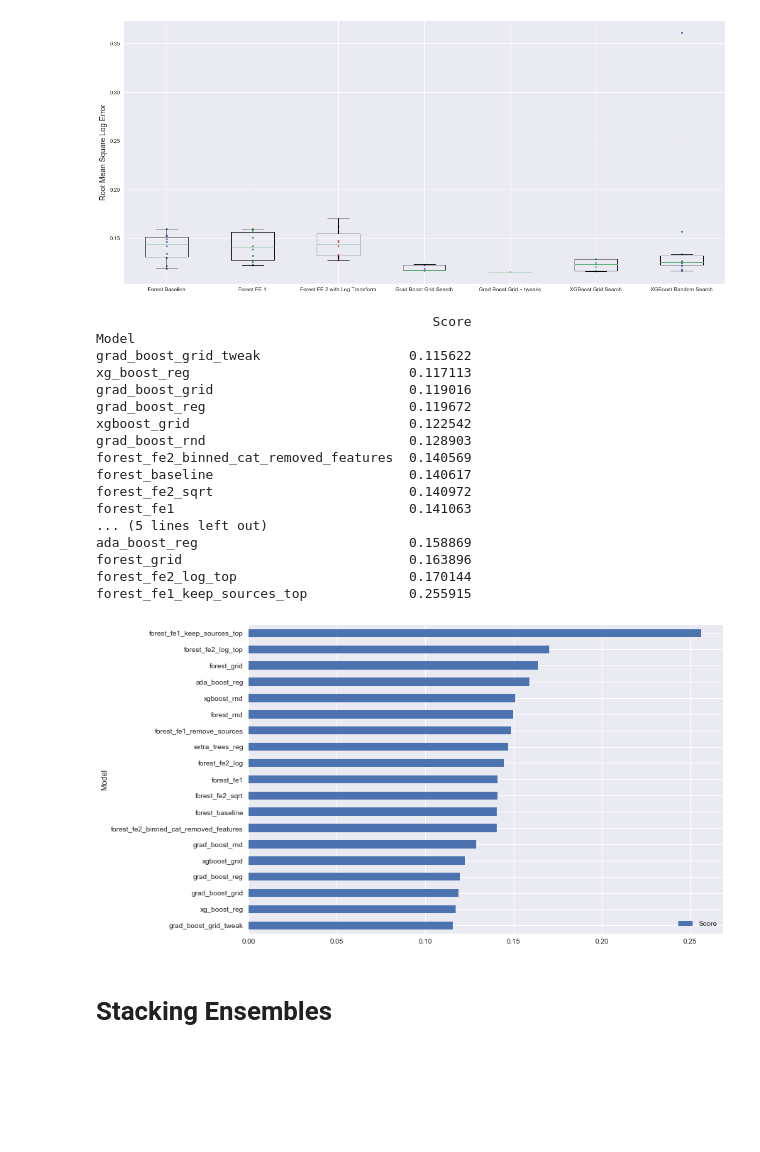
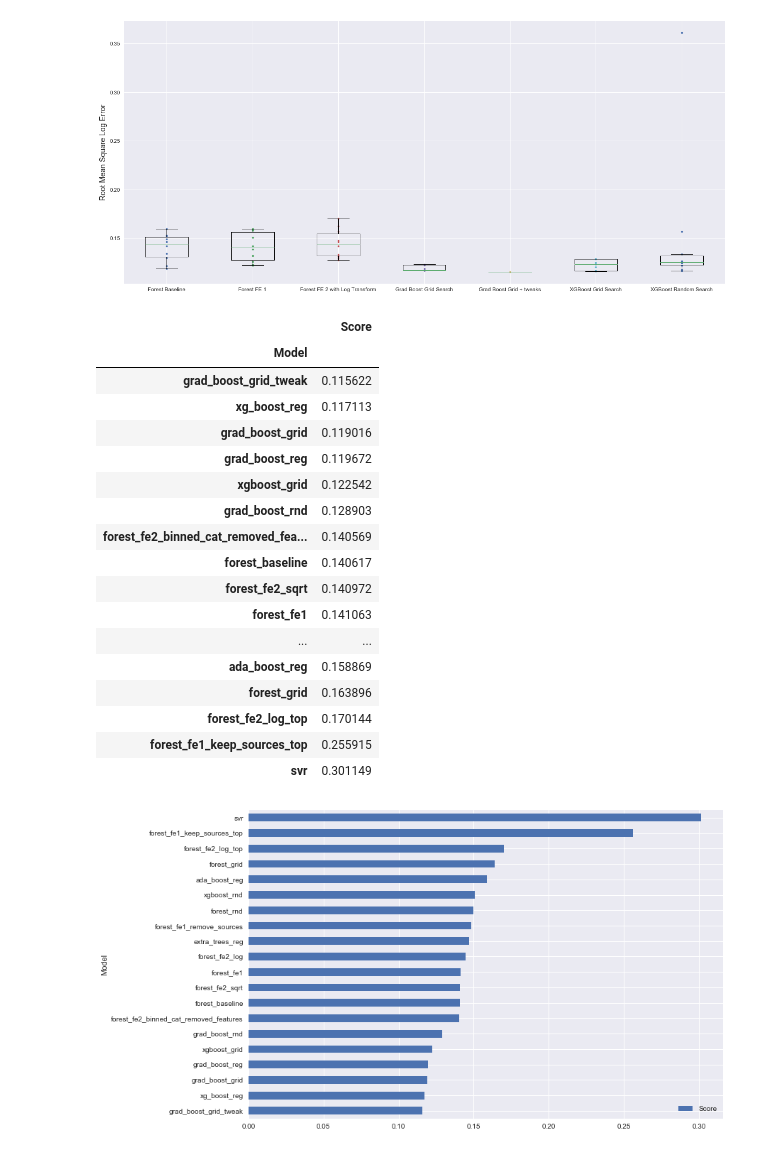
Before and after one commit to dorond/kaggle-house-prices-prediction, a Jupyter notebook: Housing Sale Price Prediction (Kaggle).ipynb, the cells around one changed output. Saved outputs shown, nothing was run; the diff lists cells and outputs as text; code cells hidden in the pictures; blank space fills up the shorter version.

```diff
--- a/Housing Sale Price Prediction (Kaggle).ipynb
+++ b/Housing Sale Price Prediction (Kaggle).ipynb
@@ -1192,9 +1192,14 @@ def build_run_model(alg, train, target, num_pipelines, cat_pipelines, bool_pipel
     model_data["scoring"] = scoring
     model_data["name"] = model_name
 
-    if not isinstance(alg, (LinearRegression, SVR)):
+    if not isinstance(alg, (LinearRegression, SVR, BaggingRegressor)):
         model_data["feature_importances"] = alg.feature_importances_
         model_data["feature_coef"] = None
+    elif isinstance(alg, (BaggingRegressor)):
+        try:
+            model_data["oob_score"] = alg.oob_score_
+        except AttributeError:
+            model_data["oob_score"] = None
     else:
         model_data["feature_coef"] = alg.coef_
         model_data["feature_importances"] = None
@@ -1417,7 +1427,7 @@ Standard deviation: 0.017853814646285094
 # %%
 svm_reg = build_run_model(SVR(kernel='linear'), training_data, "SalePrice", num_pipelines, cat_pipelines, bool_pipelines, identifiers_to_drop, scoring=scoring,
                                                                           feature_add_remove_pipeline=feature_add_remove_pipeline, feature_transform_pipeline=feature_transform_pipeline, outlier_pipeline=outlier_pipeline,
-                                                                                                                  feature_list=None)
+                                                                                                                  feature_list=None, model_name="svr")
 # %% [output]
 Removing features: ['Id', 'source']
 
@@ -4570,36 +4580,36 @@ def compare_scores(models, show_plot=True):
         df = pd.DataFrame.from_records([(model["name"], np.mean(model["scores"])) for model in models], columns=["Model", "Score"],
                                        index="Model")
         df = df.sort_values(by="Score", ascending=True)
-        print(df)
 
         if show_plot:
             df.plot.barh(figsize=(12,8))
+
+        return df
 # %%
 forest_models = [forest_baseline, forest_fe_1, forest_fe1_remove_sources, forest_fe1_keep_sources_top_only, forest_fe2, forest_fe2_log, forest_fe2_log_top, forest_fe2_sqrt, extra_trees_reg, forest_grid, forest_rnd]
 gboost_models = [ada_boost_reg, grad_boost, grad_boost_grid, grad_boost_grid_tweak, grad_boost_rnd]
 xgboost_models = [xg_boost_reg, xgboost_grid, xgboost_rnd]
 
-models = forest_models + gboost_models + xgboost_models
+models = forest_models + gboost_models + xgboost_models + [svm_reg]
 
 compare_scores(models)
 # %% [output]
-                                           Score
-Model
-grad_boost_grid_tweak                   0.115622
-xg_boost_reg                            0.117113
-grad_boost_grid                         0.119016
-grad_boost_reg                          0.119672
-xgboost_grid                            0.122542
-grad_boost_rnd                          0.128903
-forest_fe2_binned_cat_removed_features  0.140569
-forest_baseline                         0.140617
-forest_fe2_sqrt                         0.140972
-forest_fe1                              0.141063
-... (5 lines left out)
-ada_boost_reg                           0.158869
-forest_grid                             0.163896
-forest_fe2_log_top                      0.170144
-forest_fe1_keep_sources_top             0.255915
+|  | Score |
+| Model |  |
+| grad_boost_grid_tweak | 0.115622 |
+| xg_boost_reg | 0.117113 |
+| grad_boost_grid | 0.119016 |
+| grad_boost_reg | 0.119672 |
+| xgboost_grid | 0.122542 |
+| grad_boost_rnd | 0.128903 |
+| forest_fe2_binned_cat_removed_fea... | 0.140569 |
+| forest_baseline | 0.140617 |
+| forest_fe2_sqrt | 0.140972 |
+| forest_fe1 | 0.141063 |
+| ... | ... |
+| ada_boost_reg | 0.158869 |
+| forest_grid | 0.163896 |
+| forest_fe2_log_top | 0.170144 |
+| forest_fe1_keep_sources_top | 0.255915 |
+| svr | 0.301149 |
-[figure, old version]
+[figure, new version]
-# %% [markdown]
-# Stacking Ensembles
```
Also changed, not shown: parts of 10 cells of this notebook, 2 other files.
